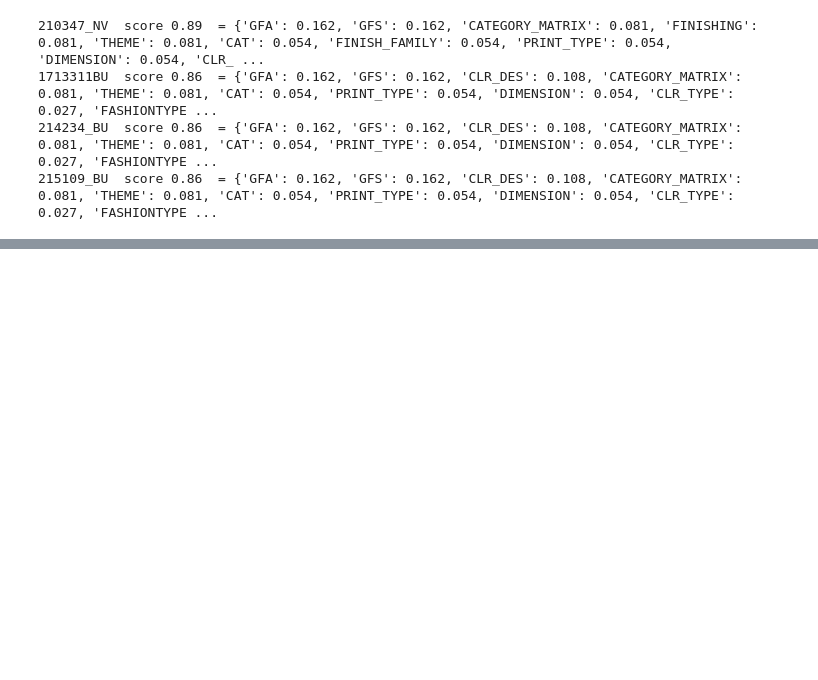
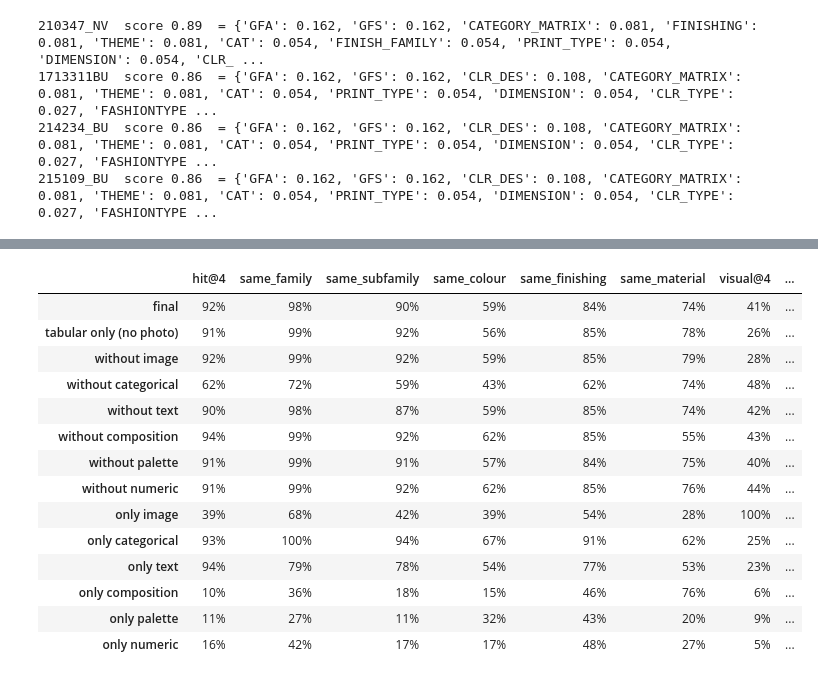
Before and after one commit to therealblitz00/ECQ, a Jupyter notebook: notebooks/phase2_features.ipynb, the cells around one changed output, grey strips where cells are left out. Saved outputs shown, nothing was run; the diff lists cells and outputs as text; code cells hidden in the pictures; blank space fills up the shorter version.

```diff
--- a/notebooks/phase2_features.ipynb
+++ b/notebooks/phase2_features.ipynb
@@ -739,0 +1119,12 @@ and a reference colour per colour name, measured on the photos, for the explanat
+# %%
+blend_rows = {}
+for share in (0.0, 0.25, 0.5, 0.75, 1.0):
+    w = dict(zip(BLOCKS, (1 - share) * W0 + share * W_LEARNED))
+    m = evaluate(top_k(w, TEST_Q, k=4))
+    blend_rows[f"{share:.0%}"] = {"image weight": w["image"], "held-out preferences right": held_out_accuracy(np.array(list(w.values())))[0],
+                                  "same_material": m["same_material"], "visual@4": m["visual@4"],
+                                  "sales_corr": m["sales_corr"], "price_ratio": m["price_ratio"]}
+blends = pd.DataFrame(blend_rows).T
+blends.index.name = "way to the learned weights"
+blends.style.format({"image weight": "{:.2f}", "held-out preferences right": "{:.1%}", "same_material": "{:.1%}",
+                     "visual@4": "{:.1%}", "sales_corr": "{:.3f}", "price_ratio": "{:.2f}"})
@@ -739,0 +1189,22 @@ and a reference colour per colour name, measured on the photos, for the explanat
+# %%
+abl = {"final": W_FINAL, "tabular only (no photo)": {b: (0.0 if b in ("image", "palette") else w) for b, w in W_FINAL.items()}}
+abl |= {f"without {b}": {x: (0.0 if x == b else w) for x, w in W_FINAL.items()} for b in BLOCKS}
+abl |= {f"only {b}": {x: float(x == b) for x in BLOCKS} for b in BLOCKS}
+ablations = pd.DataFrame({name: evaluate(top_k(w, TEST_Q, k=4)) for name, w in abl.items()}).T
+ablations[SHOW].style.format(PCT)
+# %% [output]
+|  | hit@4 | same_family | same_subfamily | same_colour | same_finishing | same_material | visual@4 | ... |
+| final | 92% | 98% | 90% | 59% | 84% | 74% | 41% | ... |
+| tabular only (no photo) | 91% | 99% | 92% | 56% | 85% | 78% | 26% | ... |
+| without image | 92% | 99% | 92% | 59% | 85% | 79% | 28% | ... |
+| without categorical | 62% | 72% | 59% | 43% | 62% | 74% | 48% | ... |
+| without text | 90% | 98% | 87% | 59% | 85% | 74% | 42% | ... |
+| without composition | 94% | 99% | 92% | 62% | 85% | 55% | 43% | ... |
+| without palette | 91% | 99% | 91% | 57% | 84% | 75% | 40% | ... |
+| without numeric | 91% | 99% | 92% | 62% | 85% | 76% | 44% | ... |
+| only image | 39% | 68% | 42% | 39% | 54% | 28% | 100% | ... |
+| only categorical | 93% | 100% | 94% | 67% | 91% | 62% | 25% | ... |
+| only text | 94% | 79% | 78% | 54% | 77% | 53% | 23% | ... |
+| only composition | 10% | 36% | 18% | 15% | 46% | 76% | 6% | ... |
+| only palette | 11% | 27% | 11% | 32% | 43% | 20% | 9% | ... |
+| only numeric | 16% | 42% | 17% | 17% | 48% | 27% | 5% | ... |
```
Also changed, not shown: parts of 29 cells of this notebook, 3 other files.
